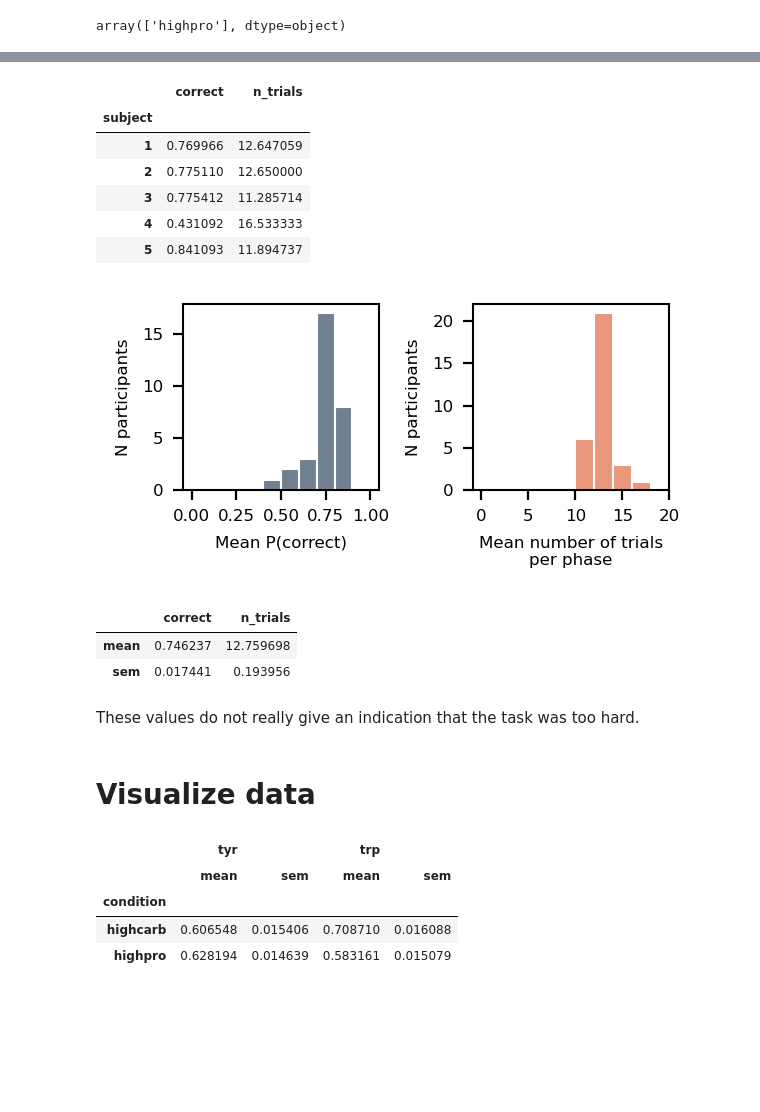
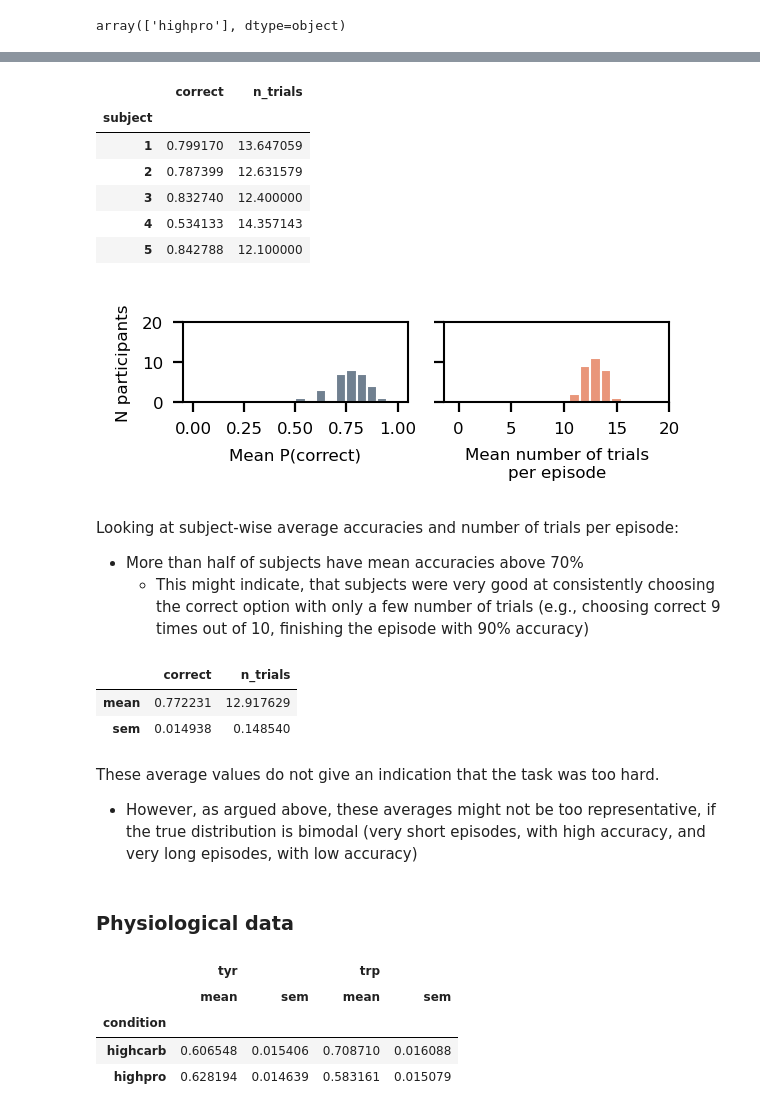
Before and after one commit to moltaire/rl, a Jupyter notebook: Park-Lab_RWpn_fit_N31.ipynb, the cells around one changed output, grey strips where cells are left out. Saved outputs shown, nothing was run; the diff lists cells and outputs as text; code cells hidden in the pictures; blank space fills up the shorter version.

```diff
--- a/Park-Lab_RWpn_fit_N31.ipynb
+++ b/Park-Lab_RWpn_fit_N31.ipynb
@@ -416,50 +459,60 @@ Also, it looks like all responses in the 50:50 conditions were considered incorr
 # %%
-# Compute subject-wise mean accuracy and numbers of trials
-phases_subject_summary = (
-    phases.loc[~phases["block_end"] & (phases["state_inferred"] != 2)]
+# Compute subject-wise mean accuracy and numbers of trials in episodes with states 0 and 1
+# excluding blocks with less than 10 trials, because they should not have happened
+episodes_subject_summary = (
+    episodes.loc[
+        ~episodes["block_end"] & (episodes["state"] != 2) & (episodes["n_trials"] > 9)
+    ]
     .groupby("subject")
     .agg({"correct": "mean", "n_trials": "mean"})
 )
-phases_subject_summary.head()
+episodes_subject_summary.head()
 # %% [output]
 |  | correct | n_trials |
 | subject |  |  |
-| 1 | 0.769966 | 12.647059 |
-| 2 | 0.775110 | 12.650000 |
-| 3 | 0.775412 | 11.285714 |
-| 4 | 0.431092 | 16.533333 |
-| 5 | 0.841093 | 11.894737 |
+| 1 | 0.799170 | 13.647059 |
+| 2 | 0.787399 | 12.631579 |
+| 3 | 0.832740 | 12.400000 |
+| 4 | 0.534133 | 14.357143 |
+| 5 | 0.842788 | 12.100000 |
 # %%
-fig, axs = plt.subplots(1, 2, figsize=(3, 1.5), dpi=200)
+fig, axs = plt.subplots(1, 2, figsize=(3, 1), dpi=200, sharey="row")
 
 axs[0].hist(
-    phases_subject_summary["correct"], bins=np.linspace(0, 1, 11), edgecolor="white"
+    episodes_subject_summary["correct"], bins=np.linspace(0, 1, 21), edgecolor="white"
 )
 axs[0].set_xlabel("Mean P(correct)")
-axs[0].set_ylabel("N participants")
 axs[0].set_xticks(np.arange(0, 1.1, 0.25))
 
-
 axs[1].hist(
-    phases_subject_summary["n_trials"],
-    bins=np.arange(0, 20, 2),
+    episodes_subject_summary["n_trials"],
+    bins=np.arange(-1, 17) + 0.5,
     edgecolor="white",
     color="C1",
 )
-axs[1].set_xlabel("Mean number of trials\nper phase")
-axs[1].set_ylabel("N participants")
+axs[1].set_xlabel("Mean number of trials\nper episode")
 axs[1].set_xticks(np.arange(0, 21, 5))
 
+axs[0].set_ylabel("N participants")
+axs[0].set_ylim(0, 20)
+
 fig.tight_layout()
 # %% [output]
-[figure, old version]
+[figure, new version]
+# %% [markdown]
+Looking at subject-wise average accuracies and number of trials per episode:
+
+- More than half of subjects have mean accuracies above 70%
+    - This might indicate, that subjects were very good at consistently choosing the correct option with only a few number of trials (e.g., choosing correct 9 times out of 10, finishing the episode with 90% accuracy)
 # %%
-phases_subject_summary.agg(["mean", "sem"], axis=0)
+episodes_subject_summary.agg(["mean", "sem"], axis=0)
 # %% [output]
 |  | correct | n_trials |
-| mean | 0.746237 | 12.759698 |
-| sem | 0.017441 | 0.193956 |
+| mean | 0.772231 | 12.917629 |
+| sem | 0.014938 | 0.148540 |
-# %% [markdown]
-These values do not really give an indication that the task was too hard.
+# %% [markdown]
+These average values do not give an indication that the task was too hard.
+
+- However, as argued above, these averages might not be too representative, if the true distribution is bimodal (very short episodes, with high accuracy, and very long episodes, with low accuracy)
 # %% [markdown]
-# Visualize data
+### Physiological data
```
Also changed, not shown: parts of 59 cells of this notebook, 2 other files.
